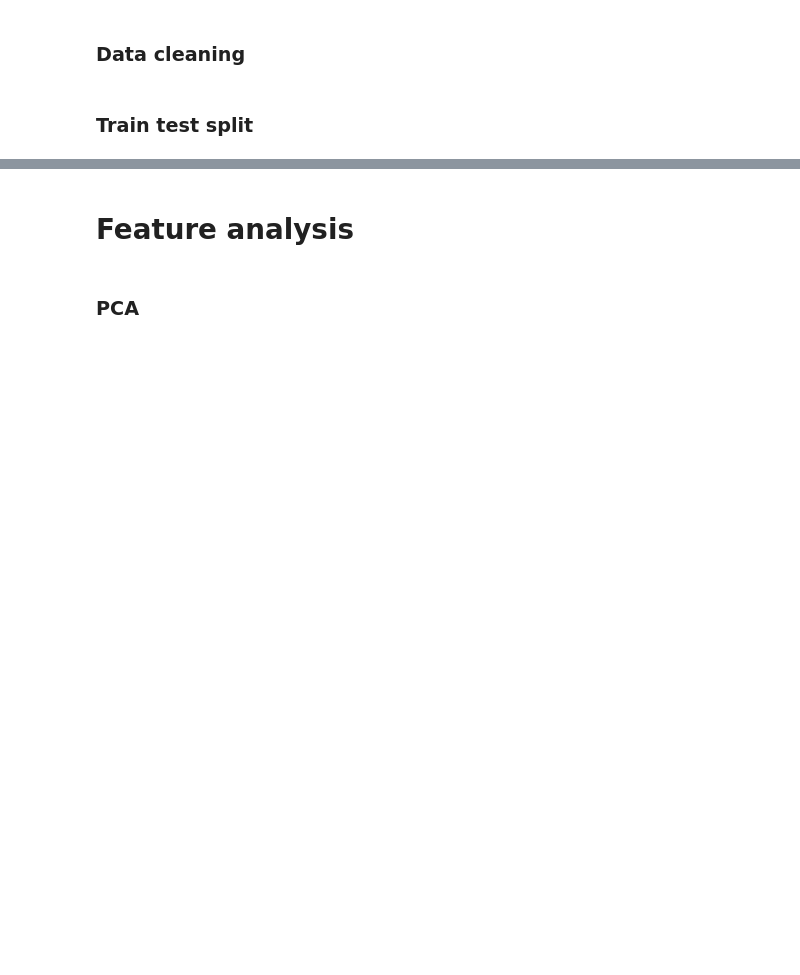
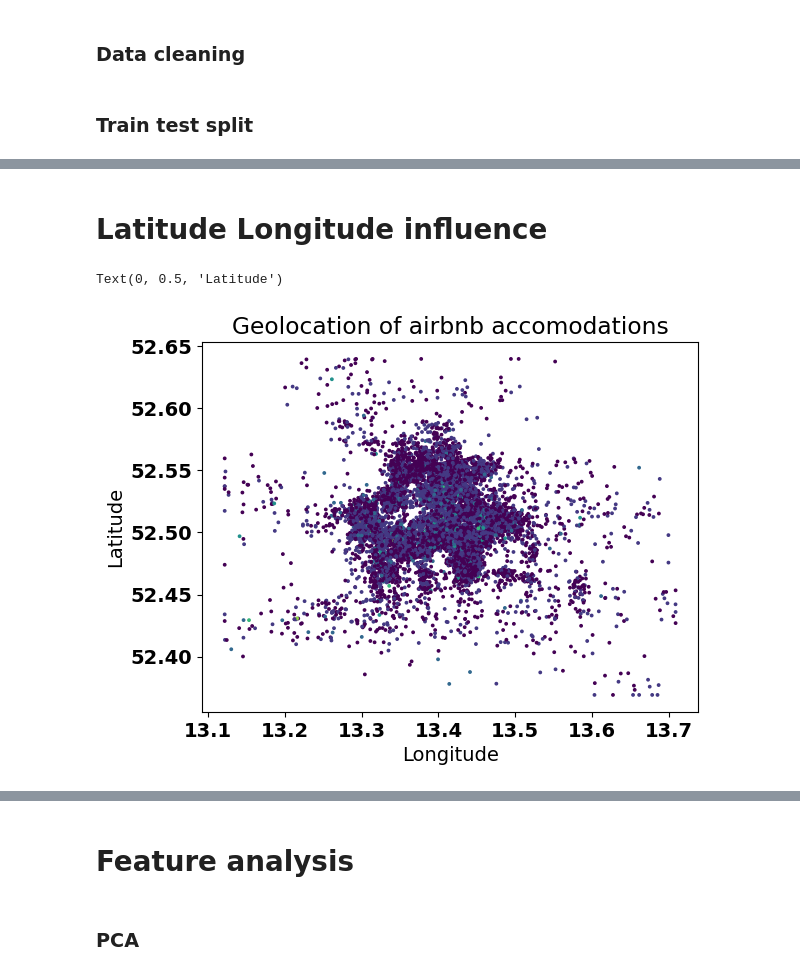
Before and after one commit to jose-melo/airbnb-berlin-price, a Jupyter notebook: src/berlin.ipynb, the cells around one changed output, grey strips where cells are left out. Drawn from its saved outputs; the diff is of its cells as text; code cells hidden in the pictures; blank space fills up the shorter version.

```diff
--- a/src/berlin.ipynb
+++ b/src/berlin.ipynb
@@ -36,5 +46,0 @@ from datetime import datetime
-# %%
-df_train = pd.read_csv('../DATA/train_airbnb_berlin.xls')
-
-# without label
-#df_validation = pd.read_csv('./test_airbnb_berlin.xls')
@@ -41,3 +131,14 @@ df_train = pd.read_csv('../DATA/train_airbnb_berlin.xls')
+# %%
+data_files = {
+    "train_airbnb": "../DATA/train_airbnb_berlin.xls",
+    "berlin_crimes": "../DATA/extra_datasets/Berlin_crimes.csv",
+    "berlin_demographics": "../DATA/extra_datasets/Berlin_demographics.csv",
+    "berlin_bus_stations": "../DATA/extra_datasets/Berlin_bus_stations.csv",
+    "berlin_tramway_stations": "../DATA/extra_datasets/Berlin_tramway_stations.csv",
+    "berlin_metro_stations": "../DATA/extra_datasets/Berlin_metro_stations.csv",
+}
+
+df_train = get_training_data(data_files)
 # %% [markdown]
 # Pre processing
 # %% [markdown]
@@ -352,0 +380,10 @@ KL divergence reference:  27383.222059747535
+# %% [markdown]
+# Latitude Longitude influence
+# %%
+plt.title('Geolocation of airbnb accomodations')
+plt.scatter(df_train['Longitude'], df_train['Latitude'], s=3, c=df_train['price_categories'], label=df_train['price_categories'])
+plt.xlabel('Longitude')
+plt.ylabel('Latitude')
+# %% [output]
+Text(0, 0.5, 'Latitude')
+[figure, added]
```
Also changed, not shown: parts of 88 cells of this notebook, 1 other file.
